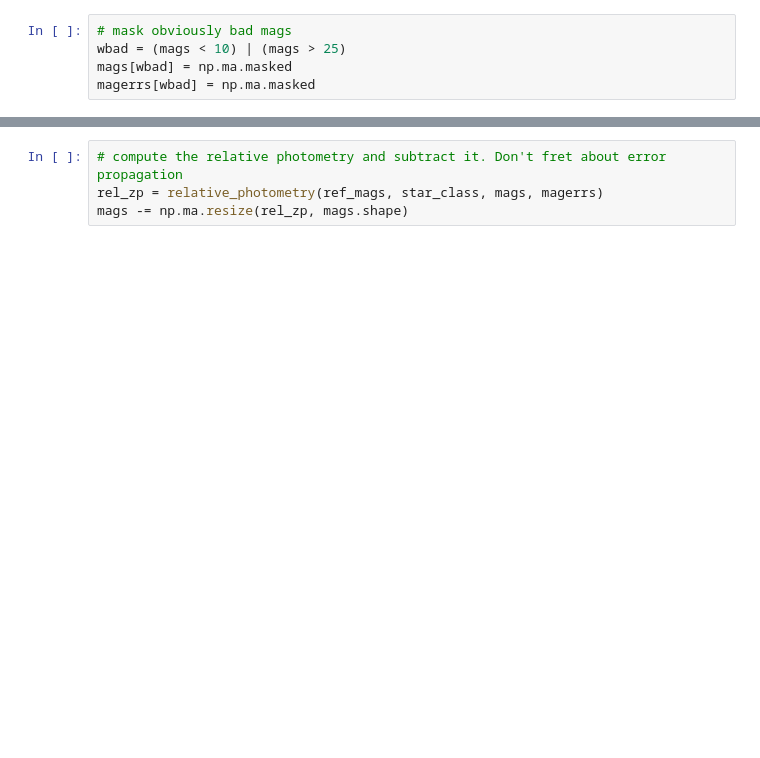
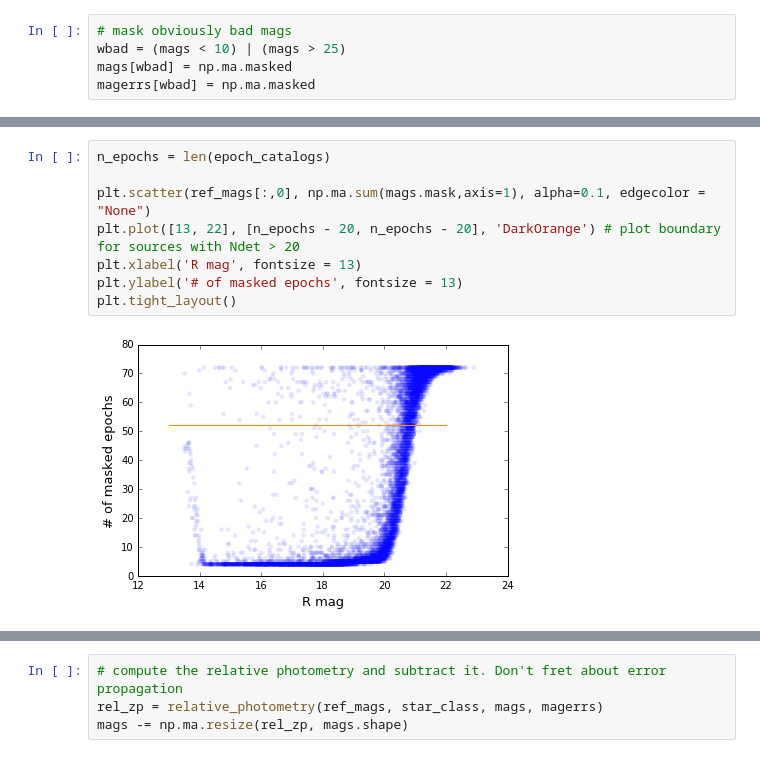
Before and after one commit to ebellm/ztf_summerschool_2015, a Jupyter notebook: notebooks/Making_a_Lightcurve.ipynb, the cells around one changed output, grey strips where cells are left out. Saved outputs shown, nothing was run; the diff lists cells and outputs as text; blank space fills up the shorter version.

```diff
--- a/notebooks/Making_a_Lightcurve.ipynb
+++ b/notebooks/Making_a_Lightcurve.ipynb
@@ -87,0 +168,10 @@ print("scatter = {:.3f}".format((np.ma.std(mags[source_idx,:]))))
+# %%
+n_epochs = len(epoch_catalogs)
+
+plt.scatter(ref_mags[:,0], np.ma.sum(mags.mask,axis=1), alpha=0.1, edgecolor = "None")
+plt.plot([13, 22], [n_epochs - 20, n_epochs - 20], 'DarkOrange') # plot boundary for sources with Ndet > 20
+plt.xlabel('R mag', fontsize = 13)
+plt.ylabel('# of masked epochs', fontsize = 13)
+plt.tight_layout()
+# %% [output]
+[figure, added]
```
Also changed, not shown: parts of 42 cells of this notebook.
